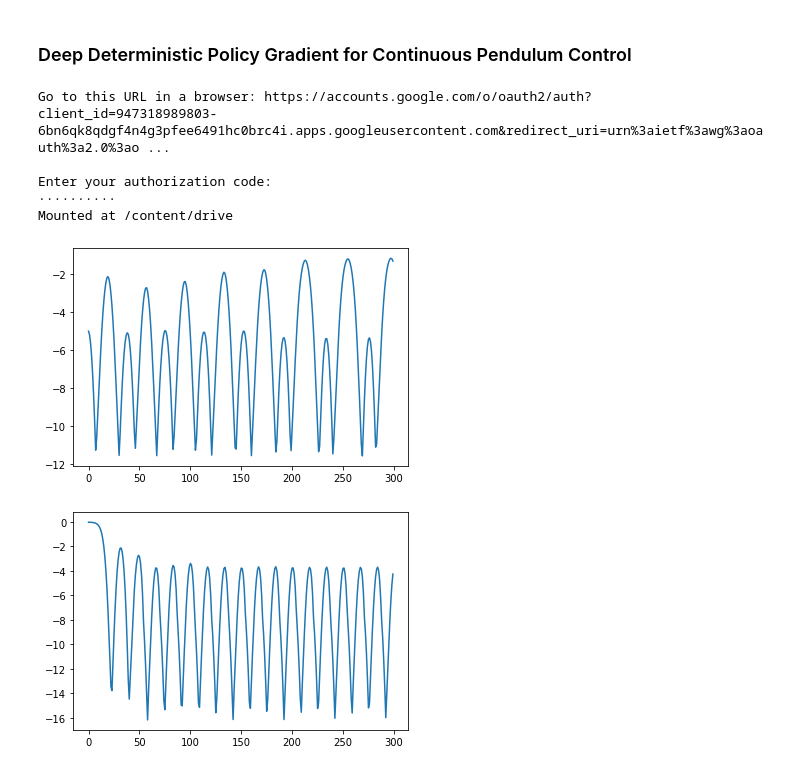
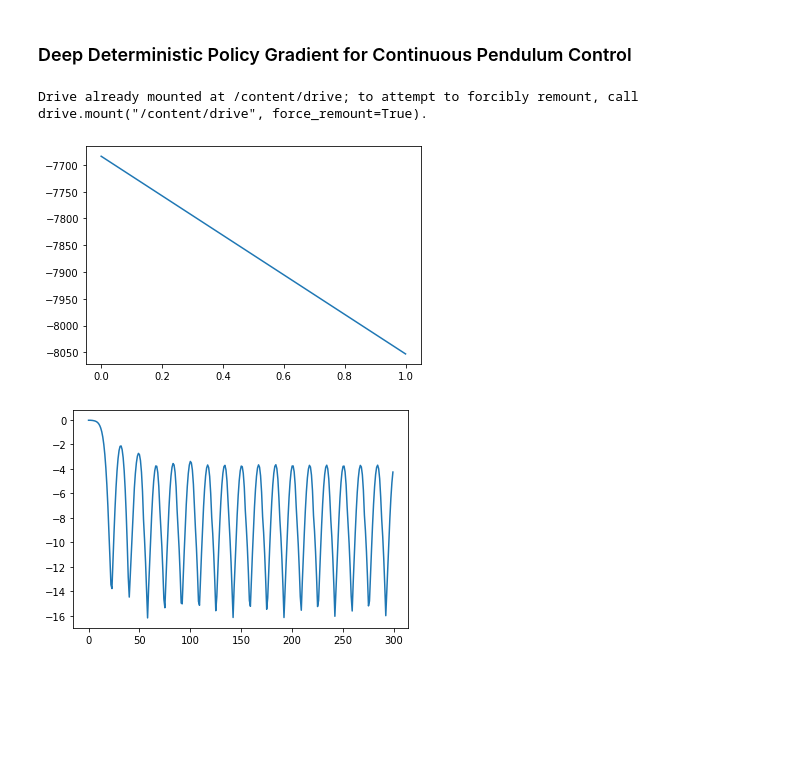
Before and after one commit to geekpradd/Reinforcement-Learning-Stock-Trader, a Jupyter notebook: Pendulum-DDPG/DDPG.ipynb, the cells around one changed output. Cells and saved outputs as stored; diff of their text form; code cells hidden in the pictures; blank space fills up the shorter version.

```diff
--- a/Pendulum-DDPG/DDPG.ipynb
+++ b/Pendulum-DDPG/DDPG.ipynb
@@ -9,7 +11,7 @@ from tensorflow.keras.layers import *
 from tensorflow.keras import Input
 import matplotlib.pyplot as plt
 COLAB = True
-RESUME = False
+RESUME = True
 path_base = "models/"
 if COLAB:
     path_base = "drive/My Drive/"
@@ -18,11 +20,7 @@ if COLAB:
     from google.colab import drive
     drive.mount('/content/drive')
 # %% [output]
-Go to this URL in a browser: https://accounts.google.com/o/oauth2/auth?client_id=947318989803-6bn6qk8qdgf4n4g3pfee6491hc0brc4i.apps.googleusercontent.com&redirect_uri=urn%3aietf%3awg%3aoauth%3a2.0%3ao ...
-
-Enter your authorization code:
-··········
-Mounted at /content/drive
+Drive already mounted at /content/drive; to attempt to forcibly remount, call drive.mount("/content/drive", force_remount=True).
 # %%
 from collections import deque
 import random
@@ -34,7 +32,7 @@ class ReplayBuffer:
     def add(self, data_tuple):
         self.buffer.append(data_tuple)
         if len(self.buffer) > self.size:
-            self.buffer.poplef()
+            self.buffer.popleft()
 
     def sample(self, sample_size):
         return random.sample(self.buffer, min(len(self.buffer), sample_size))
@@ -81,7 +79,8 @@ class Actor:
         return model
 
     def get_action(self, state):
-        return self.actor.predict(np.array([state]))[0][0]
+        state_tensor = tf.Variable(shape = state.shape, initial_value = state)
+        return (self.actor(state_tensor)).numpy()
 
     def save_weights(self):
         self.actor.save_weights(path_base + "actor.h5")
@@ -120,7 +119,9 @@ class Critic:
         self.critic_target.load_weights(path_base + "critic_target.h5")
 
     def get_qvalues(self, state_array, action_array, online=True):
-        return (self.critic_online.predict([state_array, action_array]) if online else self.critic_target.predict([state_array, action_array]))
+        state_tensor = tf.Variable(shape = state_array.shape, initial_value = state_array)
+        action_tensor = tf.Variable(shape = action_array.shape, initial_value = action_array)
+        return (self.critic_online([state_tensor, action_tensor]).numpy() if online else self.critic_target([state_tensor, action_tensor]).numpy())
 
     def call(self, state_tensor, action_tensor, online = True):
         return (self.critic_online([state_tensor, action_tensor]) if online else self.critic_target([state_tensor, action_tensor]))
@@ -207,31 +223,41 @@ AGENT_PARAMS = {
 	"buffer_size":1000000,
 	"discount": 0.99,
 	"tau": 0.001,
-	"save_frequency": 50
+	"save_frequency": 100
 }
 agent = Agent(AGENT_PARAMS)
 env = gym.make('Pendulum-v0')
 # %%
-ITERATIONS = 100000
+GAMES = 1000
 render = False
+gbar =  tqdm(desc="Game: ", total=GAMES)
 pbar = tqdm(desc="Game Step: ", total=ITERATIONS)
+rewards = []
 
-action = agent.agent_start(env.reset())
-observation, reward, done, info = env.step(action)
-rewards= []
+for g in range(GAMES):
+    gbar.update(1)
+    ITERATIONS = 1000
 
-for _ in range(ITERATIONS):
-    action = agent.agent_step(reward, observation)
+
+    action = agent.agent_start(env.reset())
     observation, reward, done, info = env.step(action)
-    rewards.append(reward)
-    if render:
-        env.render()
-    pbar.update(1)
+    rew = 0
 
-plt.plot(list(range(ITERATIONS)), rewards)
+    for _ in range(ITERATIONS):
+        action = agent.agent_step(reward, observation)
+        observation, reward, done, info = env.step(action)
+        rew += (reward)
+        if render:
+            env.render()
+        pbar.update(1)
+
+    pbar.reset()
+    rewards.append(rew)
+
+plt.plot(list(range(GAMES)), rewards)
 plt.show()
 # %% [output]
-[figure, old version]
+[figure, new version]
 # %%
 import matplotlib.pyplot as plt
 # %%
```
Also changed, not shown: parts of 4 cells of this notebook.
